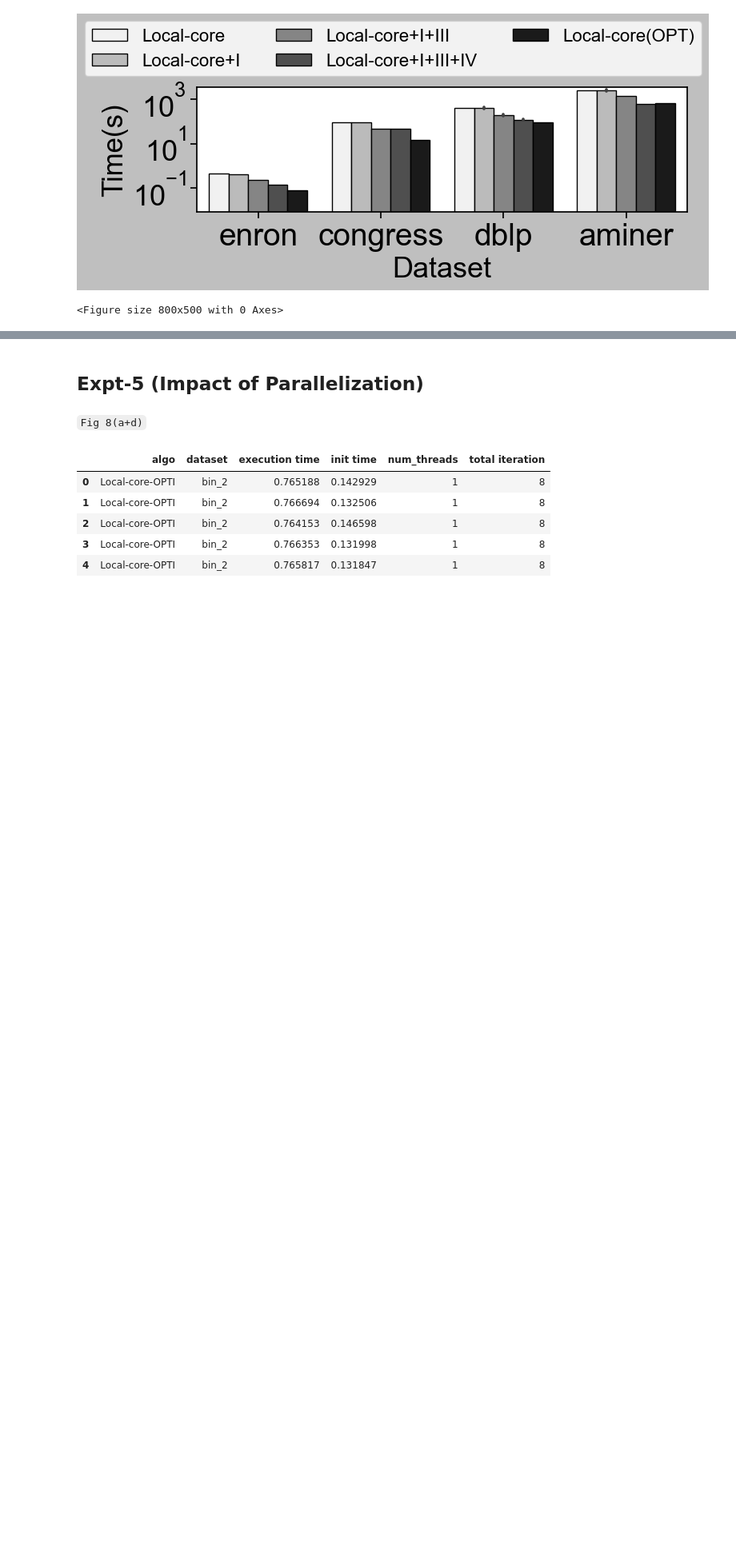
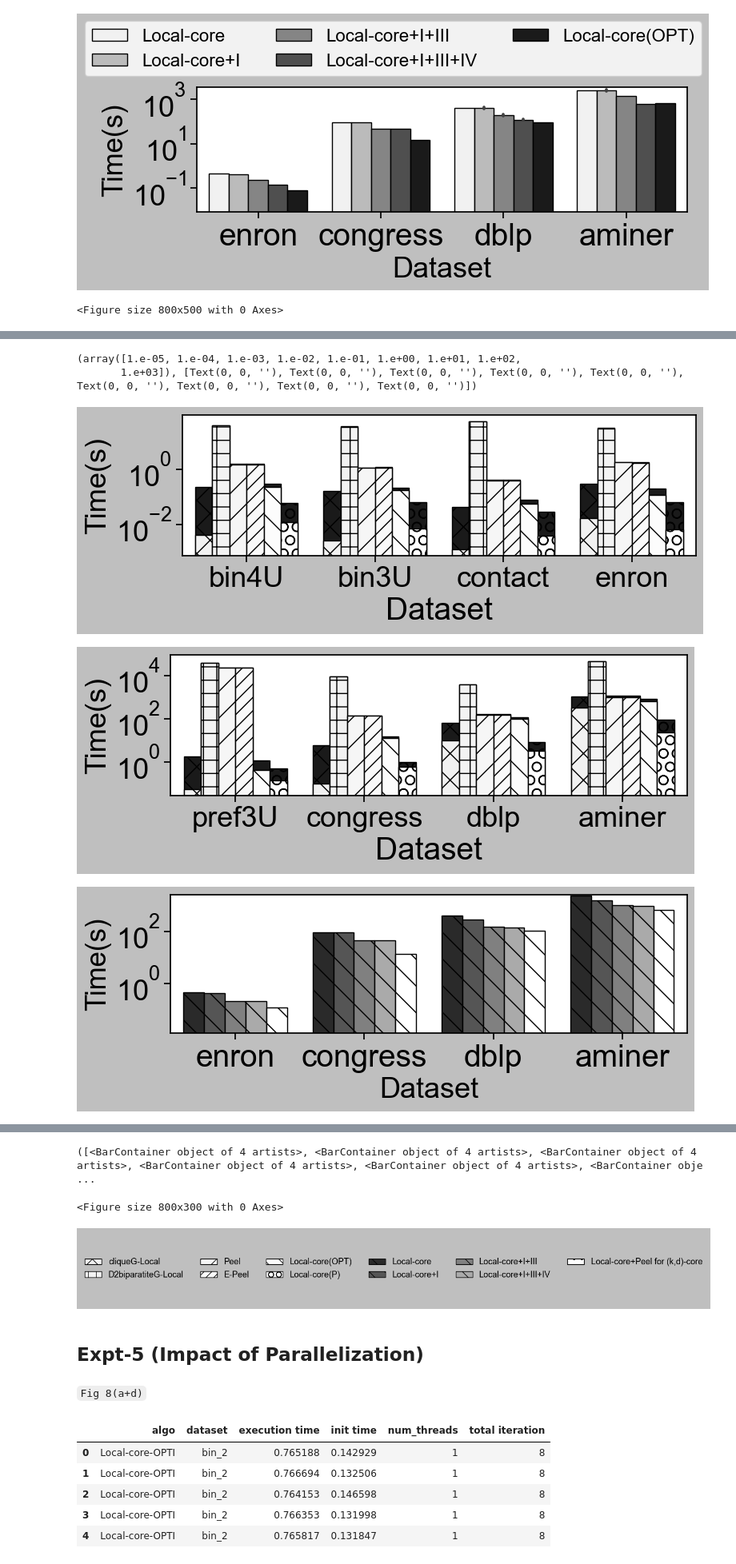
Before and after one commit to toggled/vldbsubmission, a Jupyter notebook: notebooks/plots(woInit).ipynb, the cells around one changed output, grey strips where cells are left out. Shown at 80% size. Cells and saved outputs as stored; diff of their text form; code cells hidden in the pictures; blank space fills up the shorter version.

```diff
--- a/notebooks/plots(woInit).ipynb
+++ b/notebooks/plots(woInit).ipynb
@@ -553,7 +627,7 @@ sns.set(rc={'figure.figsize':(8,5)})
 sns.set_style("ticks")
 plt.style.use('grayscale')
 
-save = True
+save = False
 markers = ['o',"s",'x']
 
 include_algos = ["Peel", "E-Peel", "Local-core-OPTIV", 'LocalP(B+CSR)2']
@@ -886,0 +1412,34 @@ Name: execution time, dtype: float64
+# %%
+def plot_legend(dr_sm,opt_params,kd_params):
+    # _tmp = label_params[0] + label_params2[0];
+    # print(type(label_params[0]))
+    # _tmpp = label_params[1] + label_params2[1]
+    # label_params = (_tmp,_tmpp)
+    # print(dr_sm)
+    figl, axl = plt.subplots(figsize=(14,2))
+    axl.axis(False)
+    # x = dr_sm[0][6:]
+    # y = dr_sm[1][6:]
+    # print(dr_sm)
+    # print(opt_params)
+    # print('---')
+
+    # p = ( dr_sm[0][6:] + opt_params[0][1:len(opt_params[0])-1], dr_sm[1][6:] + opt_params[1][1:len(opt_params[0])-1])
+    p = ( dr_sm[0][6:] + opt_params[0][:-1] +kd_params[0][:-1], \
+         dr_sm[1][6:] + opt_params[1][:-1] +kd_params[1][:-1])
+    print(p)
+    axl.legend(*p, loc="center", bbox_to_anchor=(0.5, 0.5), prop={"size":13}, frameon = False, framealpha = 1, fancybox = False,\
+               ncol=len(p[1])//2+1, fontsize = labelsize)
+    plt.savefig('../fig/legends.pdf'); plt.show()
+dr_sm = drawsmall()
+# print(dr_sm)
+dr_la = drawlarge()
+opt_params = plot_opt()
+kd_params = plot_kd()
+plot_legend(dr_la,opt_params,kd_params)
+# %% [output]
+(array([1.e-05, 1.e-04, 1.e-03, 1.e-02, 1.e-01, 1.e+00, 1.e+01, 1.e+02,
+       1.e+03]), [Text(0, 0, ''), Text(0, 0, ''), Text(0, 0, ''), Text(0, 0, ''), Text(0, 0, ''), Text(0, 0, ''), Text(0, 0, ''), Text(0, 0, ''), Text(0, 0, '')])
+[figure, added]
+[figure, added]
+[figure, added]
@@ -887,3 +1447,6 @@ Name: execution time, dtype: float64
+([<BarContainer object of 4 artists>, <BarContainer object of 4 artists>, <BarContainer object of 4 artists>, <BarContainer object of 4 artists>, <BarContainer object of 4 artists>, <BarContainer obje ...
+<Figure size 800x300 with 0 Axes>
+[figure, added]
 # %% [markdown]
 Expt-5 (Impact of Parallelization)
 ----------
```
Also changed, not shown: parts of 18 cells of this notebook, 9 other files.
